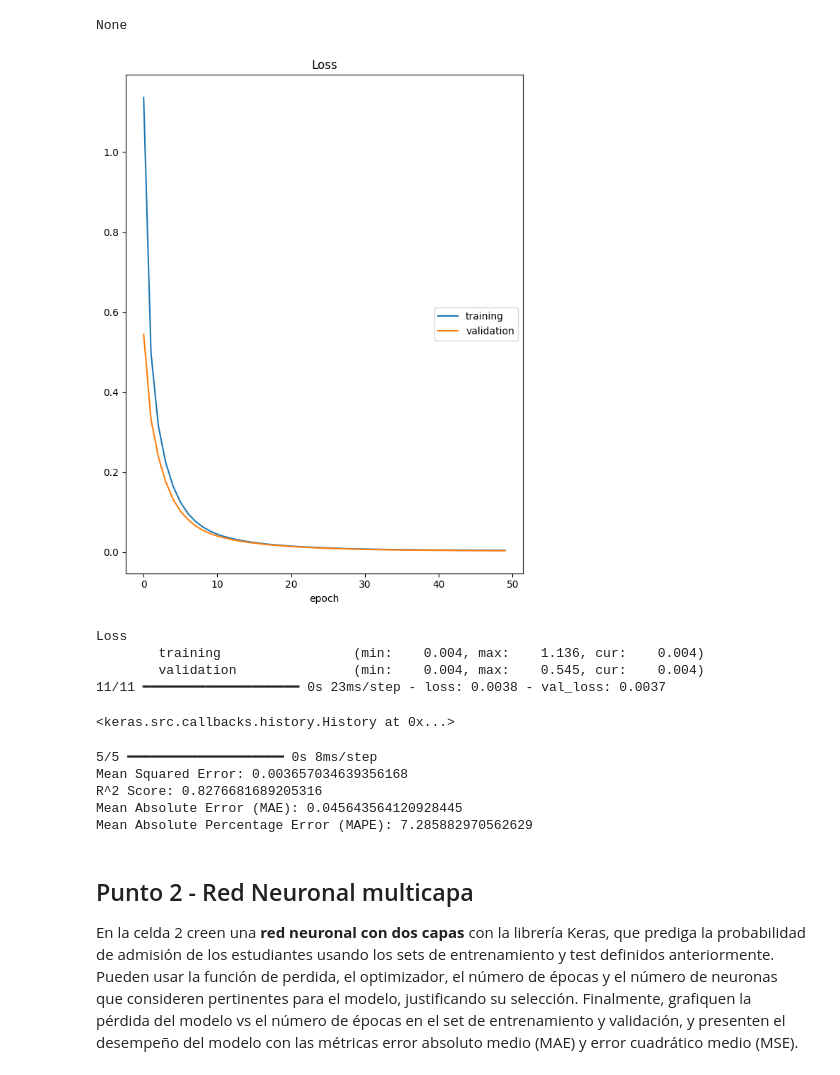
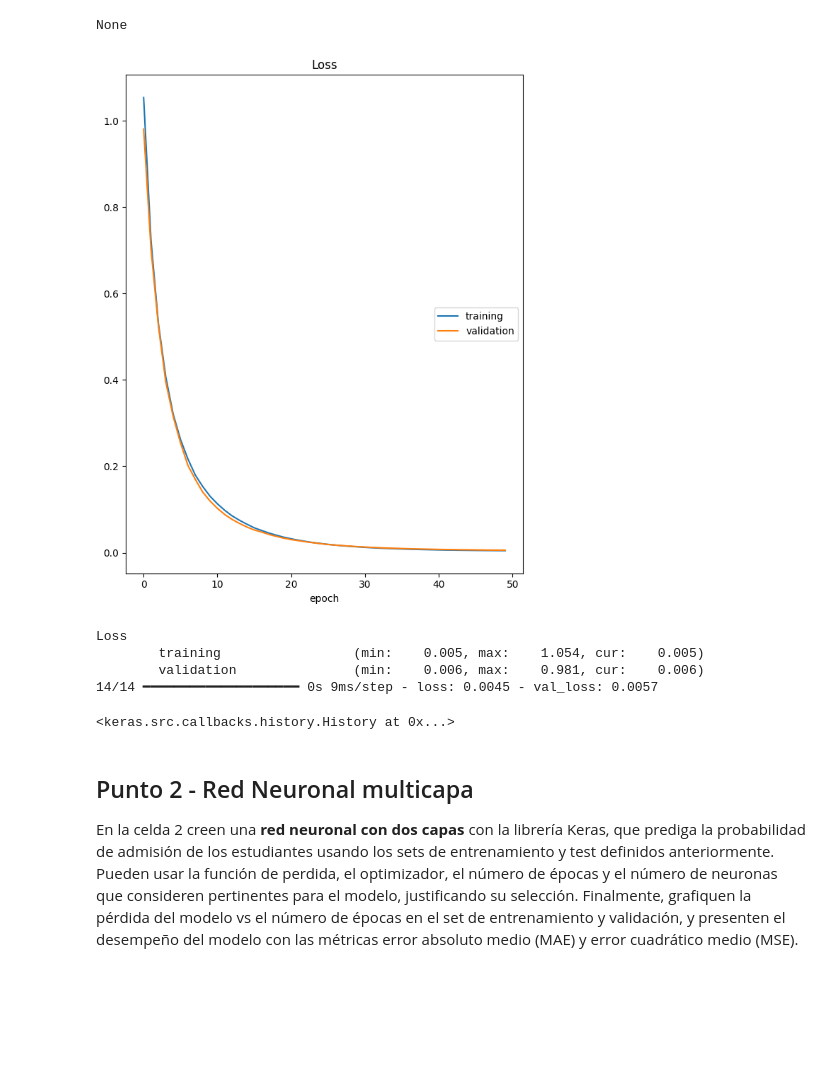
Before and after one commit to PhoenixDwarf/FORK-Inteligencia-artificial-computacion-U, a Jupyter notebook: Semana 7/Taller-Redes_Neuronales.ipynb, the cells around one changed output. Cells and saved outputs as stored; diff of their text form; code cells hidden in the pictures; blank space fills up the shorter version.

```diff
--- a/Semana 7/Taller-Redes_Neuronales.ipynb
+++ b/Semana 7/Taller-Redes_Neuronales.ipynb
@@ -50,7 +50,7 @@ X = data.drop(data.columns[-1], axis=1)
 Y = pd.DataFrame(data, columns=[data.columns[-1]])
 # %%
 # Separación de variables predictoras (X) y variable de interés (y) en set de entrenamiento y test usandola función train_test_split
-X_train, X_test , Y_train, Y_test = train_test_split(X,Y, test_size=0.3 ,random_state=22)
+X_train, X_test , Y_train, Y_test = train_test_split(X,Y, test_size=0.15 ,random_state=42)
 # %% [markdown]
 ## Punto 1 - Red Neuronal de una capa
 
@@ -104,12 +104,12 @@ import keras.optimizers as opts
 K.clear_session()
 
 # Definición red neuronal con la función Sequential()
-model = Sequential()
+model1 = Sequential()
 # Definición de la capa densa con un tamaño de salida igual a output_var y un input_shape de dims
-model.add(Dense(output_var, input_shape=(dims,)))
+model1.add(Dense(output_var, input_shape=(dims,)))
 
 # Impresión de la arquitectura de la red neuronal
-print(model.summary())
+print(model1.summary())
 # %% [output]
 Model: "sequential"
 ┏━━━━━━━━━━━━━━━━━━━━━━━━━━━━━━━━━┳━━━━━━━━━━━━━━━━━━━━━━━━┳━━━━━━━━━━━━━━━┓
@@ -123,34 +123,21 @@ Model: "sequential"
 None
 # %%
 # Definición de función de perdida. Se usa mean_squared_error dado que es un ejercicio de regresión
-model.compile(optimizer='sgd', loss='mean_squared_error')
+model1.compile(optimizer='sgd', loss='mean_squared_error')
 # %%
 # Entrenamiento de la red neuronal con 50 épocas
-model.fit(X_train, Y_train,
+model1.fit(X_train, Y_train,
           verbose=1,
           epochs=50,
           validation_data=(X_test, Y_test),
           callbacks=[PlotLossesKeras()])
 # %% [output]
-[figure, old version]
+[figure, new version]
 Loss
-        training                 (min:    0.004, max:    1.136, cur:    0.004)
-        validation               (min:    0.004, max:    0.545, cur:    0.004)
-11/11 ━━━━━━━━━━━━━━━━━━━━ 0s 23ms/step - loss: 0.0038 - val_loss: 0.0037
+        training                 (min:    0.005, max:    1.054, cur:    0.005)
+        validation               (min:    0.006, max:    0.981, cur:    0.006)
+14/14 ━━━━━━━━━━━━━━━━━━━━ 0s 9ms/step - loss: 0.0045 - val_loss: 0.0057
 <keras.src.callbacks.history.History at 0x...>
-# %%
-from sklearn.metrics import mean_squared_error, r2_score, mean_absolute_error
-Y_pred = model.predict(X_test)
-print("Mean Squared Error:", mean_squared_error(Y_test, Y_pred))
-print("R^2 Score:", r2_score(Y_test, Y_pred))
-print("Mean Absolute Error (MAE):", mean_absolute_error(Y_test, Y_pred))
-print("Mean Absolute Percentage Error (MAPE):", np.mean(np.abs((Y_test - Y_pred)/Y_test))*100)
-# %% [output]
-5/5 ━━━━━━━━━━━━━━━━━━━━ 0s 8ms/step
-Mean Squared Error: 0.003657034639356168
-R^2 Score: 0.8276681689205316
-Mean Absolute Error (MAE): 0.045643564120928445
-Mean Absolute Percentage Error (MAPE): 7.285882970562629
 # %% [markdown]
 ## Punto 2 - Red Neuronal multicapa
 
```
Also changed, not shown: parts of 13 cells of this notebook, 2 other files.
